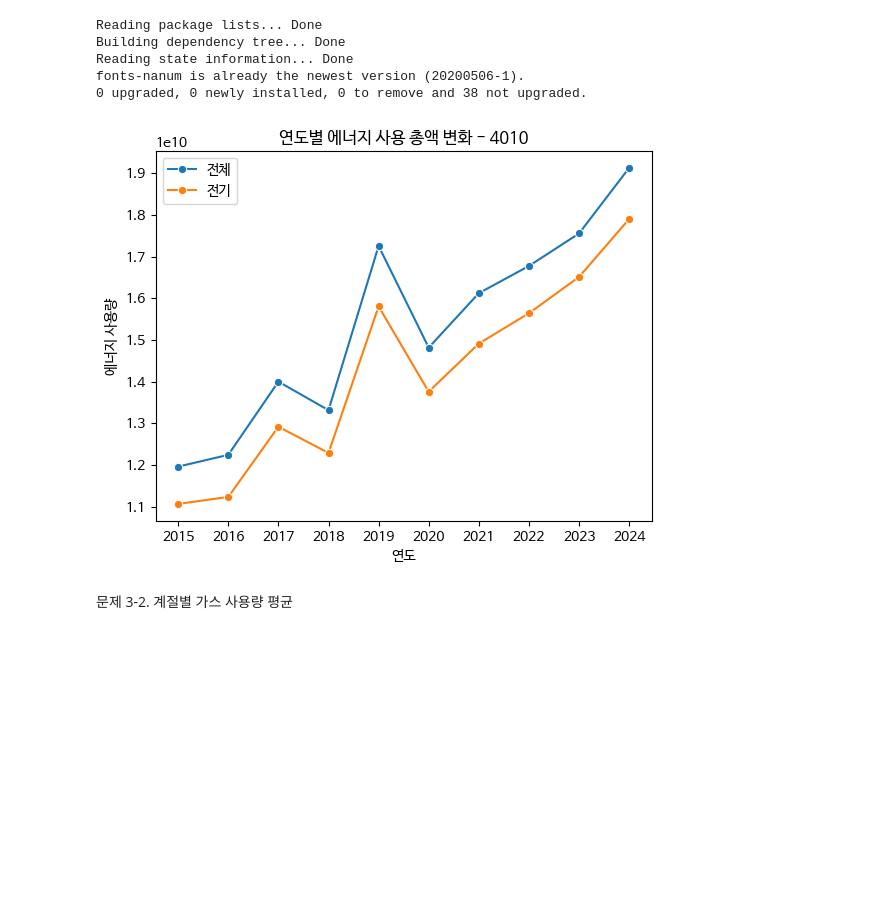
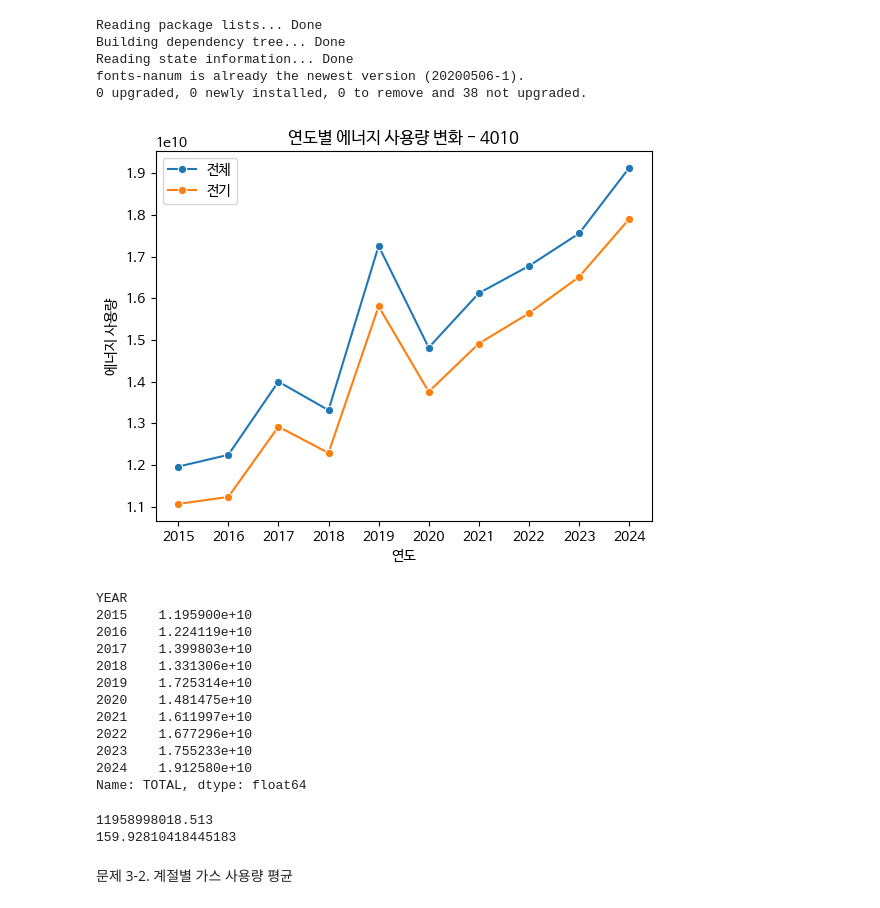
Before and after one commit to shyoonCS/DataAnalysis, a Jupyter notebook: Report202502.ipynb, the cells around one changed output. Drawn from its saved outputs; the diff is of its cells as text; code cells hidden in the pictures; blank space fills up the shorter version.

```diff
--- a/Report202502.ipynb
+++ b/Report202502.ipynb
@@ -126,26 +143,44 @@ fonts-nanum is already the newest version (20200506-1).
 # %%
 import matplotlib.pyplot as plt
 import seaborn as sns #matplotlib 확장
 
 df['EUS'] = pd.to_numeric(df['EUS'])
 df['GUS'] = pd.to_numeric(df['GUS'])
 df['WUS'] = pd.to_numeric(df['WUS'])
 df['HUS'] = pd.to_numeric(df['HUS'])
 df['TOTAL'] = df['EUS'] + df['GUS'] + df['WUS'] + df['HUS']
 df_total = df.groupby('YEAR')[['TOTAL','EUS','GUS','WUS','HUS']].sum()
 #print(df_total)
 df.to_excel('data.xlsx', index=False)
 df_total.to_excel('total.xlsx')
 
 #plt.figure(figsize=(12, 6))
 sns.lineplot(data=df_total, x='YEAR', y='TOTAL', marker='o',label='전체')
 sns.lineplot(data=df_total, x='YEAR', y='EUS', marker='o', label='전기')
-plt.title("연도별 에너지 사용 총액 변화 - 4010")
+plt.title("연도별 에너지 사용량 변화 - 4010")
 plt.xlabel("연도")
 plt.ylabel("에너지 사용량")
 plt.show()
 # %% [output]
-[figure, old version]
+[figure, new version]
+YEAR
+2015    1.195900e+10
+2016    1.224119e+10
+2017    1.399803e+10
+2018    1.331306e+10
+2019    1.725314e+10
+2020    1.481475e+10
+2021    1.611997e+10
+2022    1.677296e+10
+2023    1.755233e+10
+2024    1.912580e+10
+Name: TOTAL, dtype: float64
+# %%
+print(df_total.iloc[0,0])
+print(df_total.iloc[9,0]/df_total.iloc[0,0]*100)
+# %% [output]
+11958998018.513
+159.92810418445183
 # %% [markdown]
  문제 3-2. 계절별 가스 사용량 평균
 # %%
```
Also changed, not shown: parts of 2 cells of this notebook.
